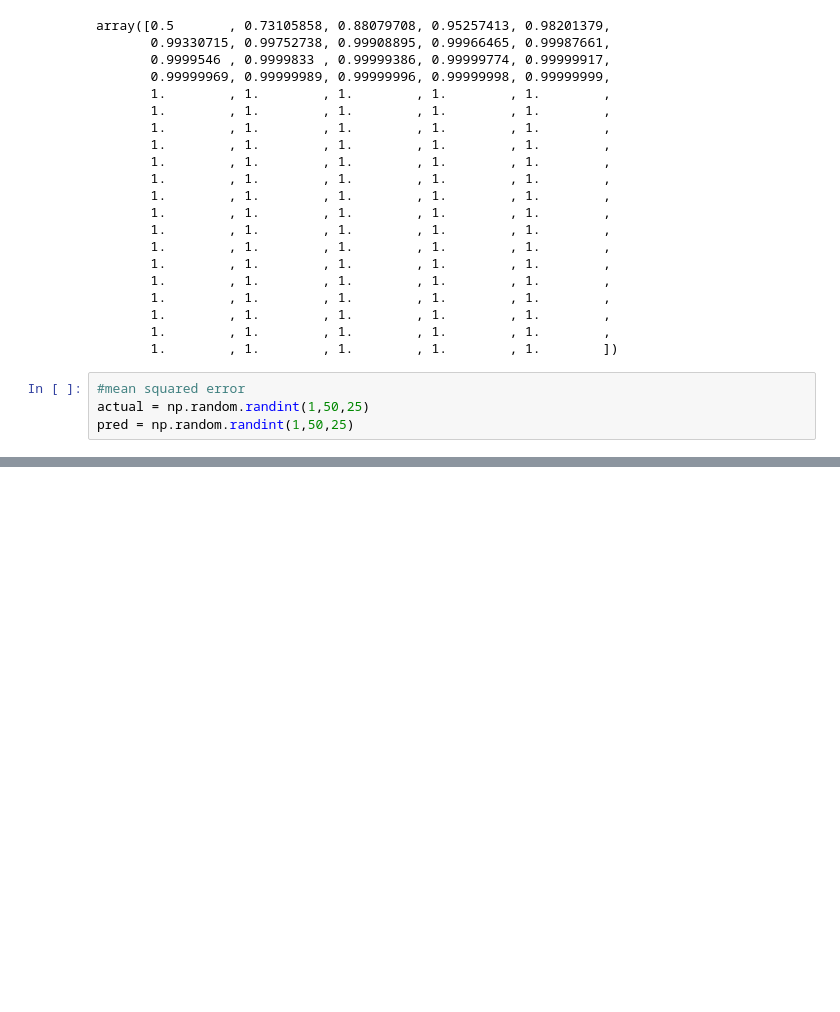
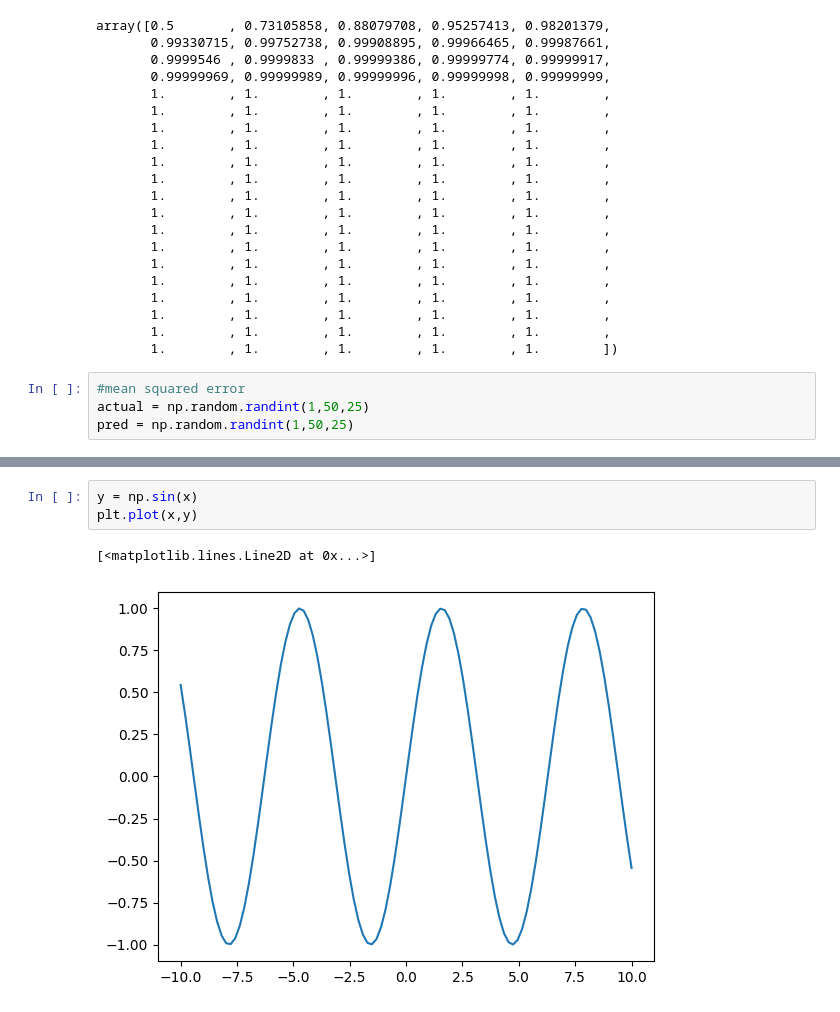
Before and after one commit to Bibhuti-MLAI/Python-Coding-Interview, a Jupyter notebook: Numpy.ipynb, the cells around one changed output, grey strips where cells are left out. Cells and saved outputs as stored; diff of their text form; blank space fills up the shorter version.

```diff
--- a/Numpy.ipynb
+++ b/Numpy.ipynb
@@ -514,0 +528,6 @@ np.float64(616.32)
+# %%
+y = np.sin(x)
+plt.plot(x,y)
+# %% [output]
+[<matplotlib.lines.Line2D at 0x...>]
+[figure, added]
```
Also changed, not shown: parts of 19 cells of this notebook.
